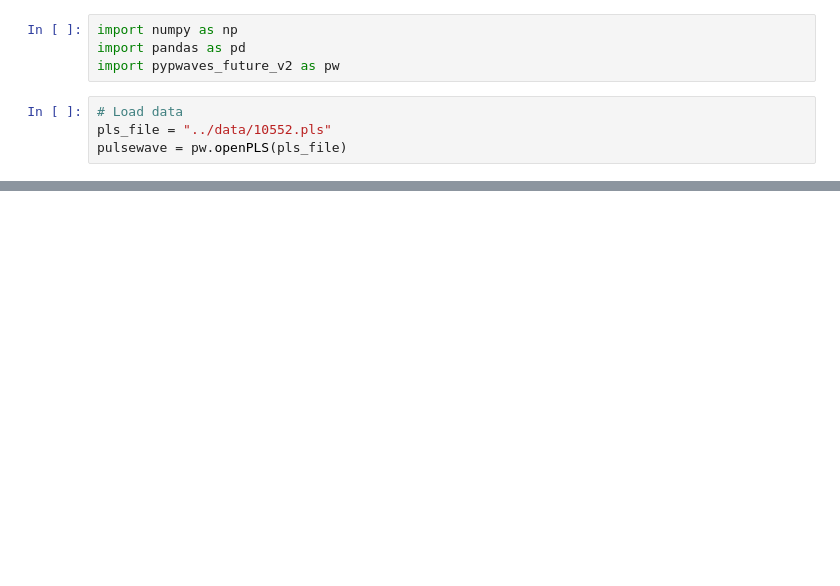
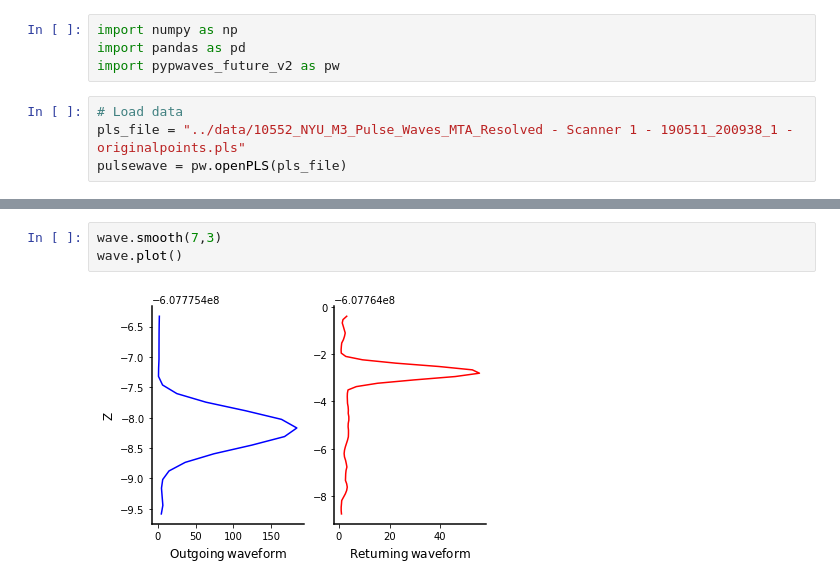
Before and after one commit to mihamerstan/lidar_metrics, a Jupyter notebook: pypwaves_test.ipynb, the cells around one changed output, grey strips where cells are left out. Saved outputs shown, nothing was run; the diff lists cells and outputs as text; blank space fills up the shorter version.

```diff
--- a/pypwaves_test.ipynb
+++ b/pypwaves_test.ipynb
@@ -4,5 +4,5 @@ import pandas as pd
 import pypwaves_future_v2 as pw
 # %%
 # Load data
-pls_file = "../data/10552.pls"
+pls_file = "../data/10552_NYU_M3_Pulse_Waves_MTA_Resolved - Scanner 1 - 190511_200938_1 - originalpoints.pls"
 pulsewave = pw.openPLS(pls_file)
@@ -29,0 +23,5 @@ wave.plot()
+# %%
+wave.smooth(7,3)
+wave.plot()
+# %% [output]
+[figure, added]
```
Also changed, not shown: parts of 9 cells of this notebook, 1 other file.
